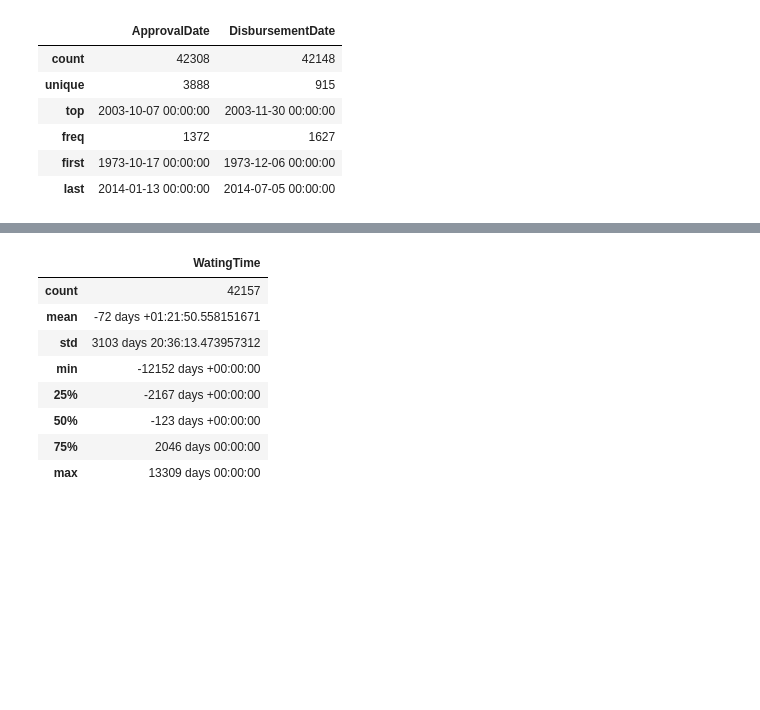
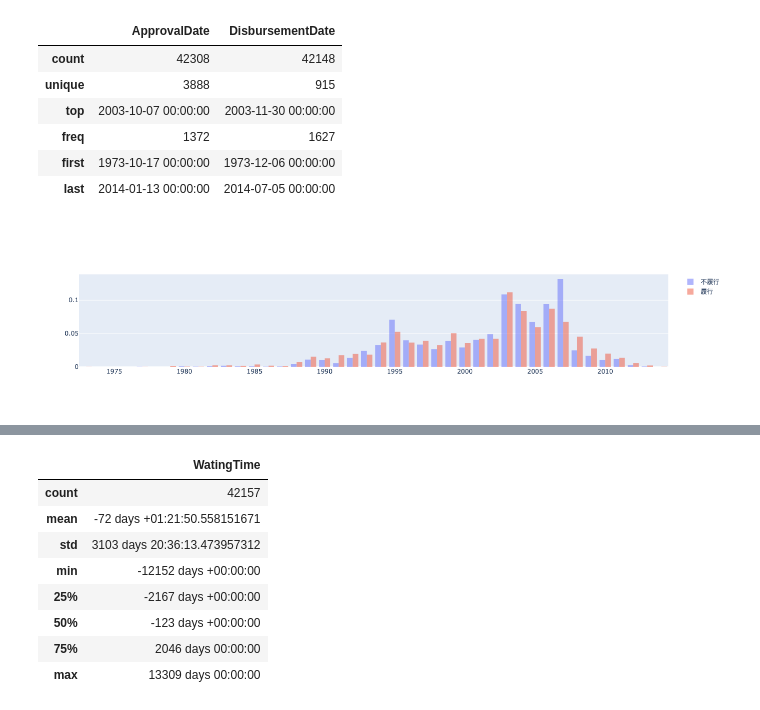
Before and after one commit to IR325/FinancialDataApplication, a Jupyter notebook: notebooks/20240212_EDA.ipynb, the cells around one changed output, grey strips where cells are left out. Cells and saved outputs as stored; diff of their text form; code cells hidden in the pictures; blank space fills up the shorter version.

```diff
--- a/notebooks/20240212_EDA.ipynb
+++ b/notebooks/20240212_EDA.ipynb
@@ -150,3 +151,10 @@ display(test_data[cols].describe(include="all"))
 | freq | 1372 | 1627 |
 | first | 1973-10-17 00:00:00 | 1973-12-06 00:00:00 |
 | last | 2014-01-13 00:00:00 | 2014-07-05 00:00:00 |
+# %%
+fig = go.Figure()
+fig.add_trace(go.Histogram(x=train_data[train_data["MIS_Status"]==0]["ApprovalDate"].apply(lambda x: x.year), histnorm='probability', opacity=0.5, name="不履行"))
+fig.add_trace(go.Histogram(x=train_data[train_data["MIS_Status"]==1]["ApprovalDate"].apply(lambda x: x.year), histnorm='probability', opacity=0.5, name="履行"))
+fig.show()
+# %% [output]
+[figure, added]
```
Also changed, not shown: parts of 20 cells of this notebook, 10 other files.
